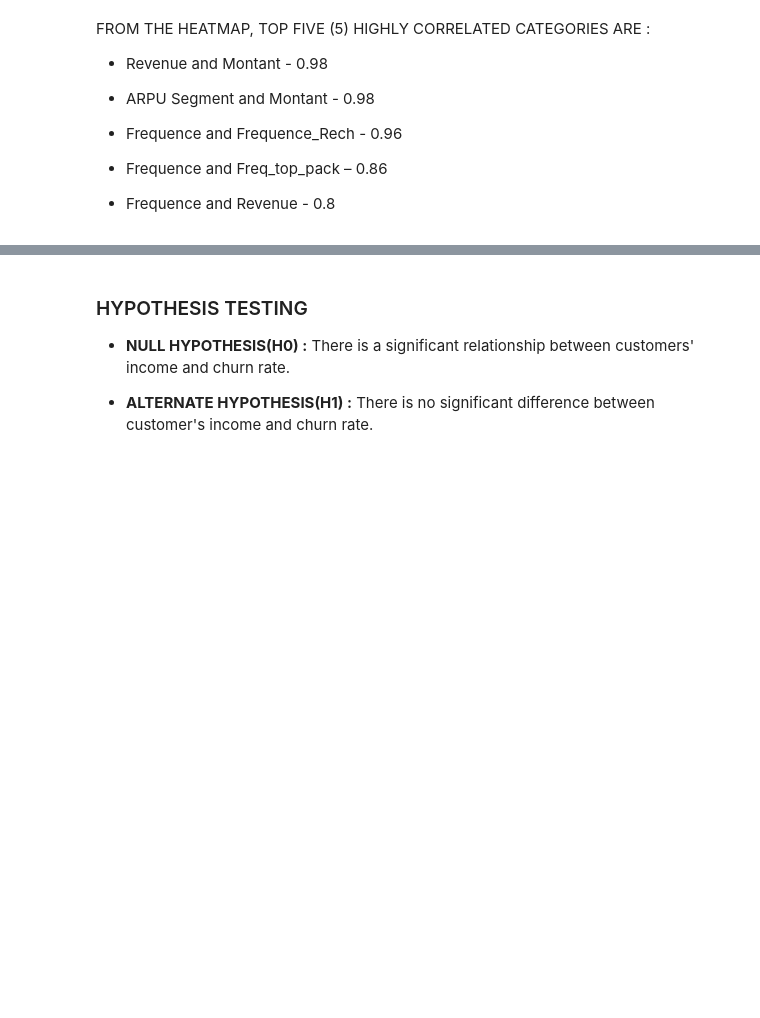
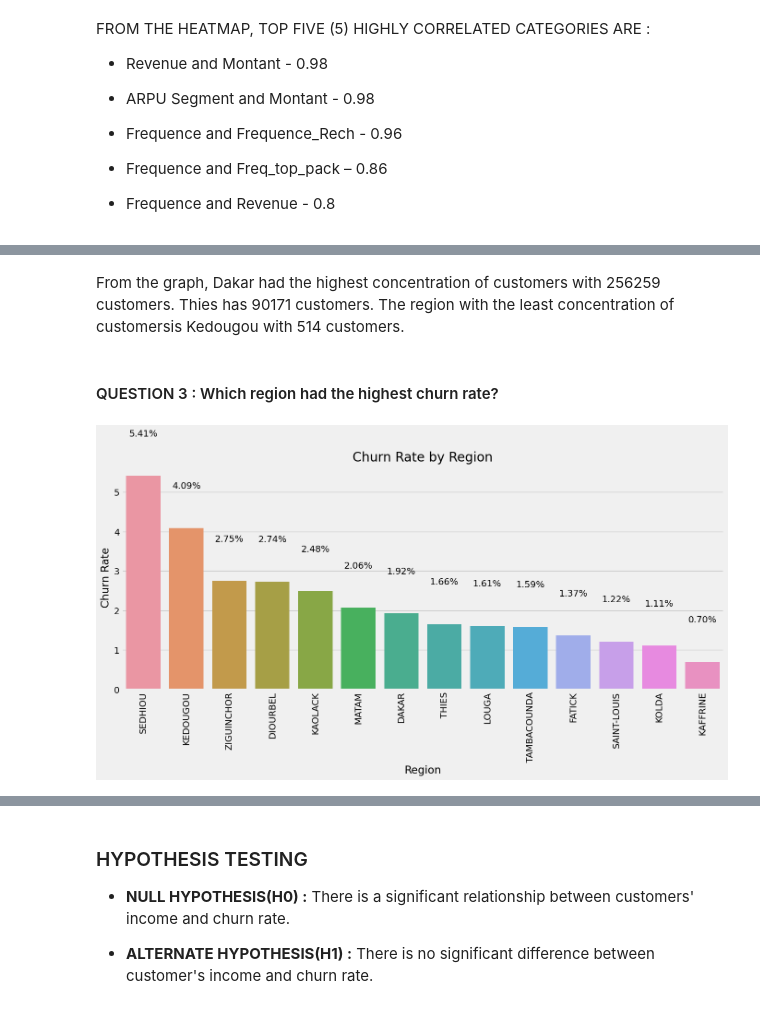
Before and after one commit to elvis-darko/Team_Zurich_Capstone_Project, a Jupyter notebook: Assets/dev/customer_churn_predict_TeamZurich.ipynb, the cells around one changed output, grey strips where cells are left out. Saved outputs shown, nothing was run; the diff lists cells and outputs as text; code cells hidden in the pictures; blank space fills up the shorter version.

```diff
--- a/Assets/dev/customer_churn_predict_TeamZurich.ipynb
+++ b/Assets/dev/customer_churn_predict_TeamZurich.ipynb
@@ -580,0 +634,26 @@ FROM THE HEATMAP, TOP FIVE (5) HIGHLY CORRELATED CATEGORIES ARE :
+# %% [markdown]
+From the graph, Dakar had the highest concentration of customers with 256259 customers. Thies has 90171 customers. The region with the least concentration of customersis Kedougou with 514 customers.
+# %% [markdown]
+#### QUESTION 3 : Which region had the highest churn rate?
+# %%
+# Determine the churn rate by region
+region_churn = train.groupby('REGION')['CHURN'].mean() * 100
+
+# sort regions
+regions = region_churn.sort_values(ascending=False)
+
+# Create a bar plot
+plt.figure(figsize=(15, 6))
+sns.barplot(x=regions.index, y=regions.values)
+plt.xlabel('Region')
+plt.ylabel('Churn Rate')
+plt.title('Churn Rate by Region')
+
+# Add labels to the bars
+for labels, rate in enumerate(regions):
+    plt.text(labels, rate + 1, f'{rate:.2f}%', color='black', ha='center')
+
+plt.xticks(rotation=90)
+plt.show()
+# %% [output]
+[figure, added]
```
Also changed, not shown: parts of 13 cells of this notebook.
